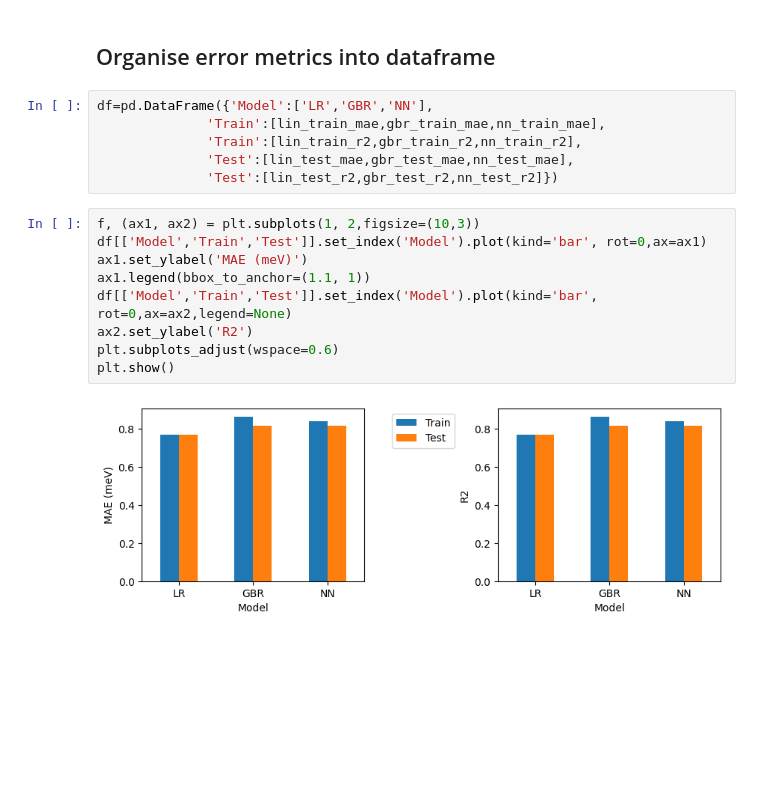
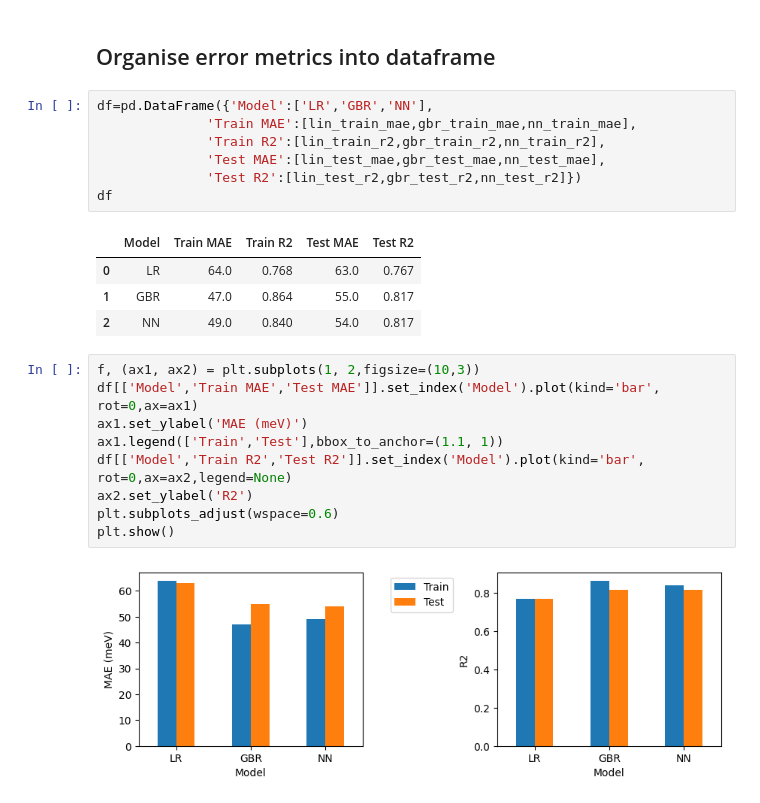
Before and after one commit to adisun94/DataScience, a Jupyter notebook: 4.MolRedPot_Prediction.ipynb, the cells around one changed output. Cells and saved outputs as stored; diff of their text form; blank space fills up the shorter version.

Commit message:
final plot to compare error metrics

```diff
--- a/4.MolRedPot_Prediction.ipynb
+++ b/4.MolRedPot_Prediction.ipynb
@@ -93,18 +93,24 @@ nn_test_r2=np.round(r2_score(target,t_NN),3)
 ## Organise error metrics into dataframe
 # %%
 df=pd.DataFrame({'Model':['LR','GBR','NN'],
-              'Train':[lin_train_mae,gbr_train_mae,nn_train_mae],
-              'Train':[lin_train_r2,gbr_train_r2,nn_train_r2],
-              'Test':[lin_test_mae,gbr_test_mae,nn_test_mae],
-              'Test':[lin_test_r2,gbr_test_r2,nn_test_r2]})
+              'Train MAE':[lin_train_mae,gbr_train_mae,nn_train_mae],
+              'Train R2':[lin_train_r2,gbr_train_r2,nn_train_r2],
+              'Test MAE':[lin_test_mae,gbr_test_mae,nn_test_mae],
+              'Test R2':[lin_test_r2,gbr_test_r2,nn_test_r2]})
+df
+# %% [output]
+|  | Model | Train MAE | Train R2 | Test MAE | Test R2 |
+| 0 | LR | 64.0 | 0.768 | 63.0 | 0.767 |
+| 1 | GBR | 47.0 | 0.864 | 55.0 | 0.817 |
+| 2 | NN | 49.0 | 0.840 | 54.0 | 0.817 |
 # %%
 f, (ax1, ax2) = plt.subplots(1, 2,figsize=(10,3))
-df[['Model','Train','Test']].set_index('Model').plot(kind='bar', rot=0,ax=ax1)
+df[['Model','Train MAE','Test MAE']].set_index('Model').plot(kind='bar', rot=0,ax=ax1)
 ax1.set_ylabel('MAE (meV)')
-ax1.legend(bbox_to_anchor=(1.1, 1))
-df[['Model','Train','Test']].set_index('Model').plot(kind='bar', rot=0,ax=ax2,legend=None)
+ax1.legend(['Train','Test'],bbox_to_anchor=(1.1, 1))
+df[['Model','Train R2','Test R2']].set_index('Model').plot(kind='bar', rot=0,ax=ax2,legend=None)
 ax2.set_ylabel('R2')
 plt.subplots_adjust(wspace=0.6)
 plt.show()
 # %% [output]
-[figure, old version]
+[figure, new version]
```
Also changed, not shown: parts of 1 cell of this notebook.
